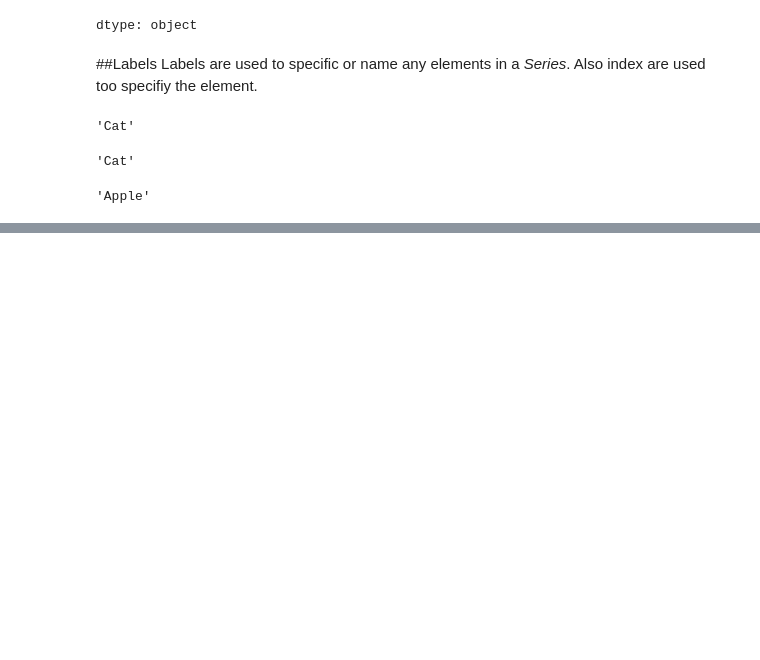
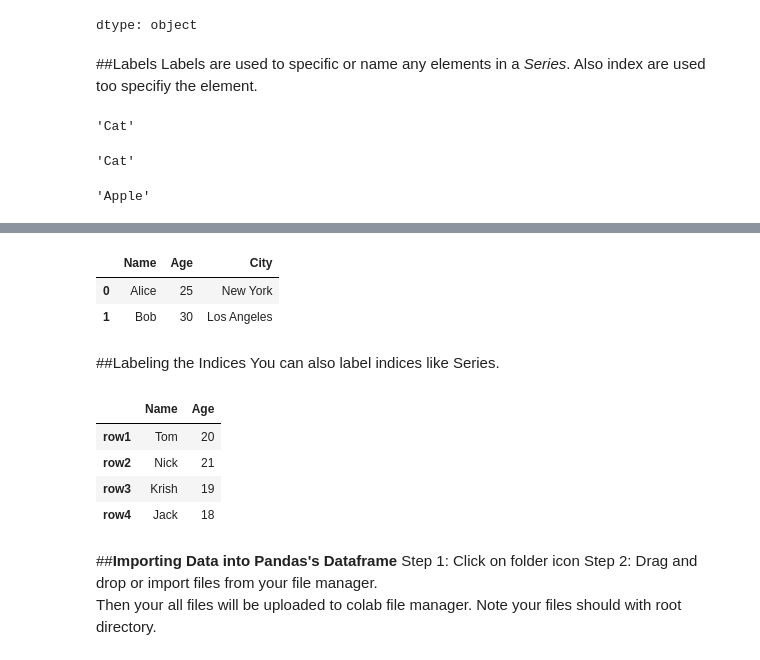
Before and after one commit to CodeCraft34/Google-Colab-, a Jupyter notebook: PANDAS-data-handling/pandas.ipynb, the cells around one changed output, grey strips where cells are left out. Drawn from its saved outputs; the diff is of its cells as text; code cells hidden in the pictures; blank space fills up the shorter version.

Commit message:
Pandas for everyone

```diff
--- a/PANDAS-data-handling/pandas.ipynb
+++ b/PANDAS-data-handling/pandas.ipynb
@@ -71,0 +130,30 @@ myseries['z']
+# %%
+df.loc[[0,1]]
+#It will return dataframe
+#Use list for giving indices
+# %% [output]
+|  | Name | Age | City |
+| 0 | Alice | 25 | New York |
+| 1 | Bob | 30 | Los Angeles |
+# %% [markdown]
+##Labeling the Indices
+You can also label indices like Series.
+# %%
+data = {'Name': ['Tom', 'Nick', 'Krish', 'Jack'],
+        'Age': [20, 21, 19, 18]}
+
+#Create DataFrame with custom named indices 'row1' through 'row4'
+df = pd.DataFrame(data, index=['row1', 'row2', 'row3', 'row4'])
+df
+# %% [output]
+|  | Name | Age |
+| row1 | Tom | 20 |
+| row2 | Nick | 21 |
+| row3 | Krish | 19 |
+| row4 | Jack | 18 |
+# %% [markdown]
+##__Importing Data into Pandas's Dataframe__
+Step 1: Click on folder icon
+Step 2: Drag and drop or import files from your file manager.<br>
+Then your all files will be uploaded to colab file manager.
+Note your files should with root directory.
```
Also changed, not shown: parts of 15 cells of this notebook.
